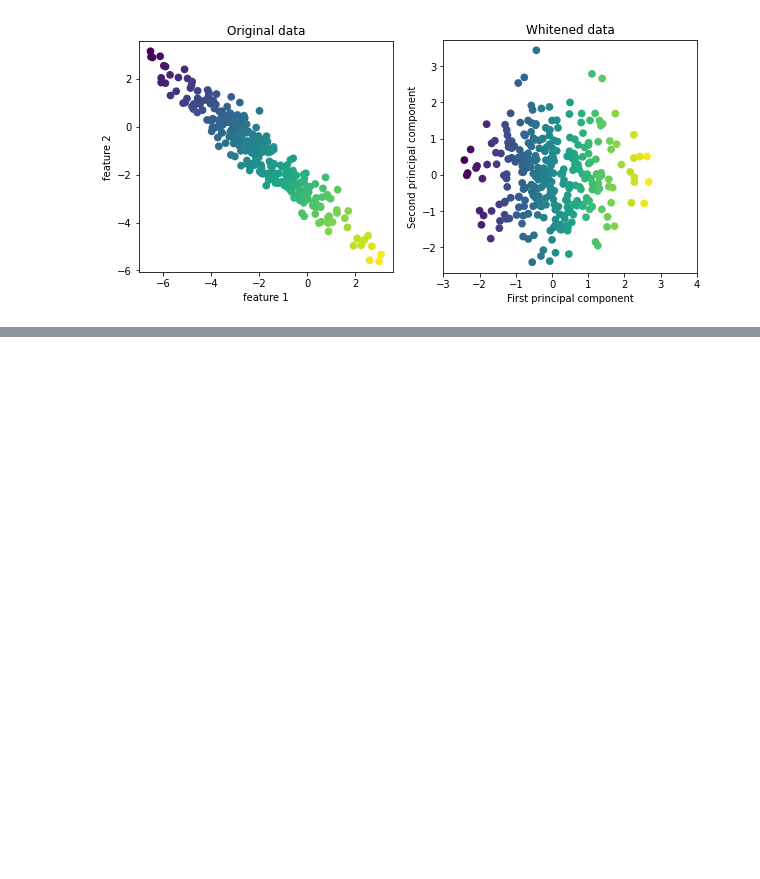
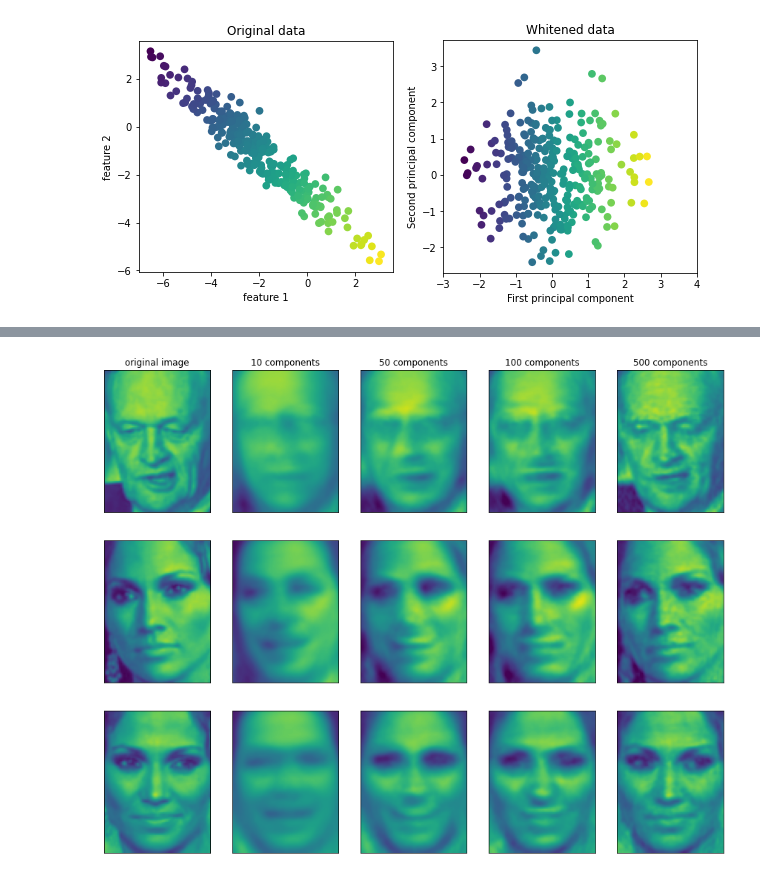
Before and after one commit to sai2499/ML_Training, a Jupyter notebook: Eigenfaces for feature extraction.ipynb, the cells around one changed output, grey strips where cells are left out. Cells and saved outputs as stored; diff of their text form; code cells hidden in the pictures; blank space fills up the shorter version.

```diff
--- a/Eigenfaces for feature extraction.ipynb
+++ b/Eigenfaces for feature extraction.ipynb
@@ -77,0 +98,7 @@ NameError: name 'PCA' is not defined
+# %%
+import mglearn
+mglearn.plots.plot_pca_faces(X_train, X_test, image_shape)
+#It can be observed that using the first 10 components only the essence of the picture, like face orientation and lighting is
+#captured. By using more princial components, more and more details could be preseved.
+# %% [output]
+[figure, added]
```
Also changed, not shown: parts of 6 cells of this notebook, 12 other files.
